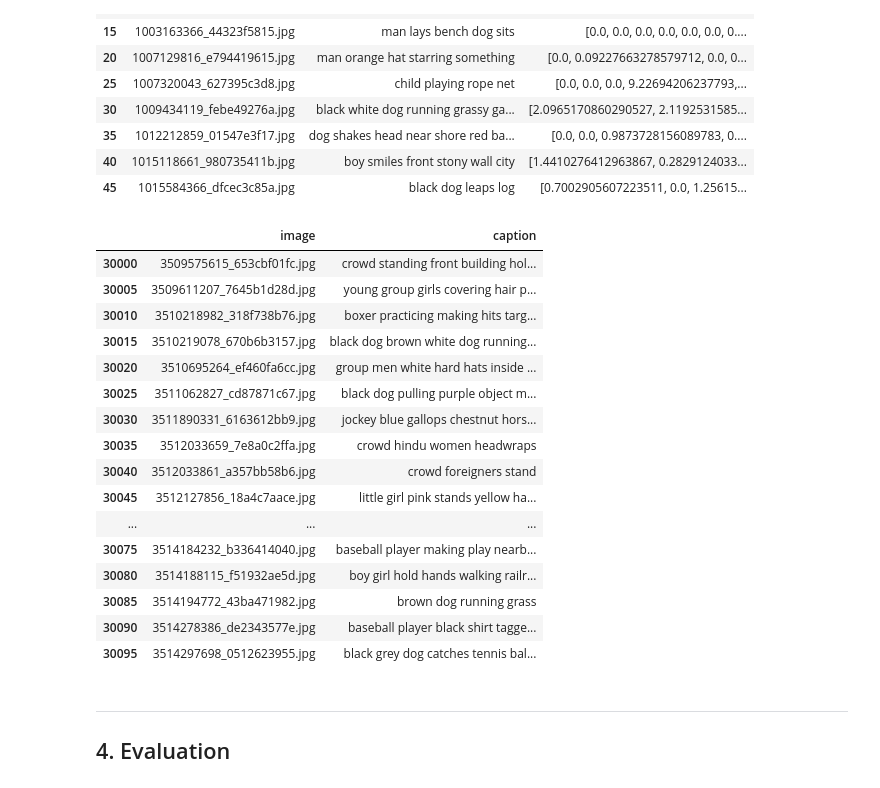
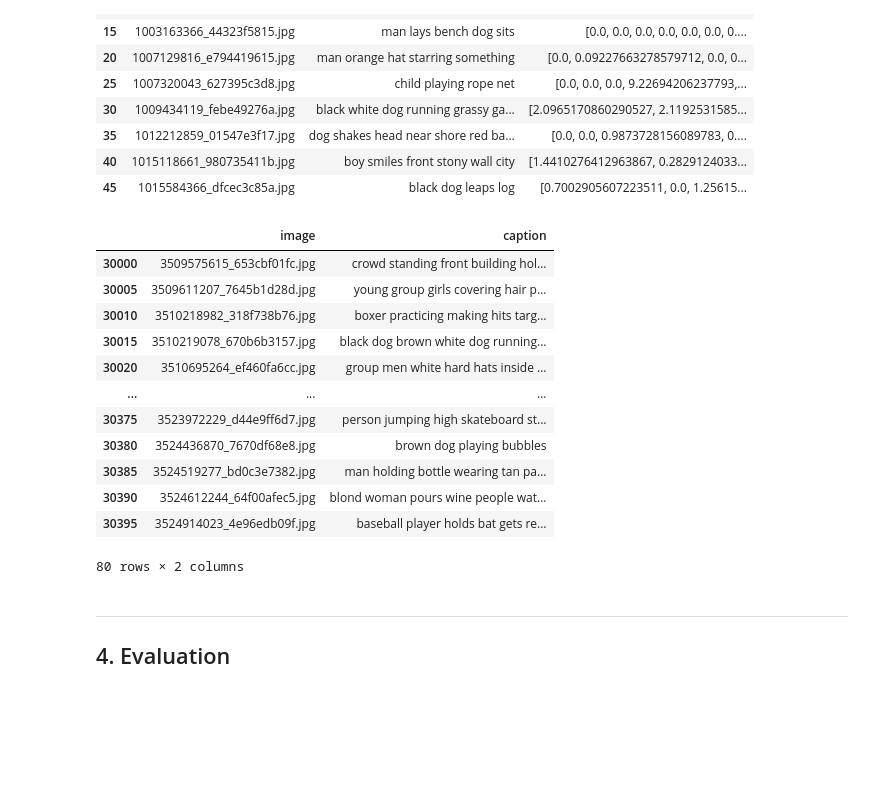
Before and after one commit to prabhatks12/imageCaption, a Jupyter notebook: notebooks/python_image_caption.ipynb, the cells around one changed output. Saved outputs shown, nothing was run; the diff lists cells and outputs as text; code cells hidden in the pictures; blank space fills up the shorter version.

```diff
--- a/notebooks/python_image_caption.ipynb
+++ b/notebooks/python_image_caption.ipynb
@@ -275,25 +286,21 @@ train_df.head(10)
 | 40 | 1015118661_980735411b.jpg | boy smiles front stony wall city | [1.4410276412963867, 0.2829124033... |
 | 45 | 1015584366_dfcec3c85a.jpg | black dog leaps log | [0.7002905607223511, 0.0, 1.25615... |
 # %%
-test_df.head(20)
+test_df.head(80)
 # %% [output]
 |  | image | caption |
 | 30000 | 3509575615_653cbf01fc.jpg | crowd standing front building hol... |
 | 30005 | 3509611207_7645b1d28d.jpg | young group girls covering hair p... |
 | 30010 | 3510218982_318f738b76.jpg | boxer practicing making hits targ... |
 | 30015 | 3510219078_670b6b3157.jpg | black dog brown white dog running... |
 | 30020 | 3510695264_ef460fa6cc.jpg | group men white hard hats inside ... |
-| 30025 | 3511062827_cd87871c67.jpg | black dog pulling purple object m... |
-| 30030 | 3511890331_6163612bb9.jpg | jockey blue gallops chestnut hors... |
-| 30035 | 3512033659_7e8a0c2ffa.jpg | crowd hindu women headwraps |
-| 30040 | 3512033861_a357bb58b6.jpg | crowd foreigners stand |
-| 30045 | 3512127856_18a4c7aace.jpg | little girl pink stands yellow ha... |
 | ... | ... | ... |
-| 30075 | 3514184232_b336414040.jpg | baseball player making play nearb... |
-| 30080 | 3514188115_f51932ae5d.jpg | boy girl hold hands walking railr... |
-| 30085 | 3514194772_43ba471982.jpg | brown dog running grass |
-| 30090 | 3514278386_de2343577e.jpg | baseball player black shirt tagge... |
-| 30095 | 3514297698_0512623955.jpg | black grey dog catches tennis bal... |
+| 30375 | 3523972229_d44e9ff6d7.jpg | person jumping high skateboard st... |
+| 30380 | 3524436870_7670df68e8.jpg | brown dog playing bubbles |
+| 30385 | 3524519277_bd0c3e7382.jpg | man holding bottle wearing tan pa... |
+| 30390 | 3524612244_64f00afec5.jpg | blond woman pours wine people wat... |
+| 30395 | 3524914023_4e96edb09f.jpg | baseball player holds bat gets re... |
+80 rows × 2 columns
 # %%
 from copy import deepcopy
 import matplotlib.pyplot as plt
```
Also changed, not shown: parts of 6 cells of this notebook, 3 other files.
